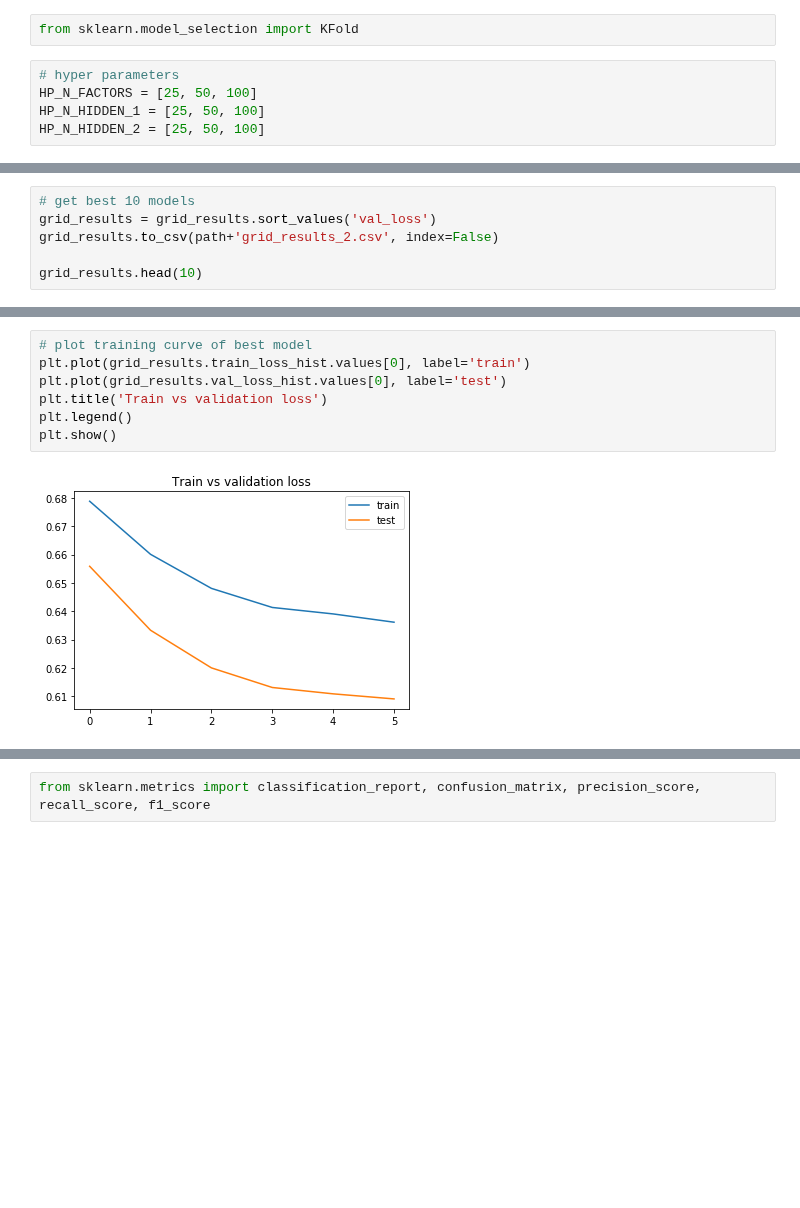
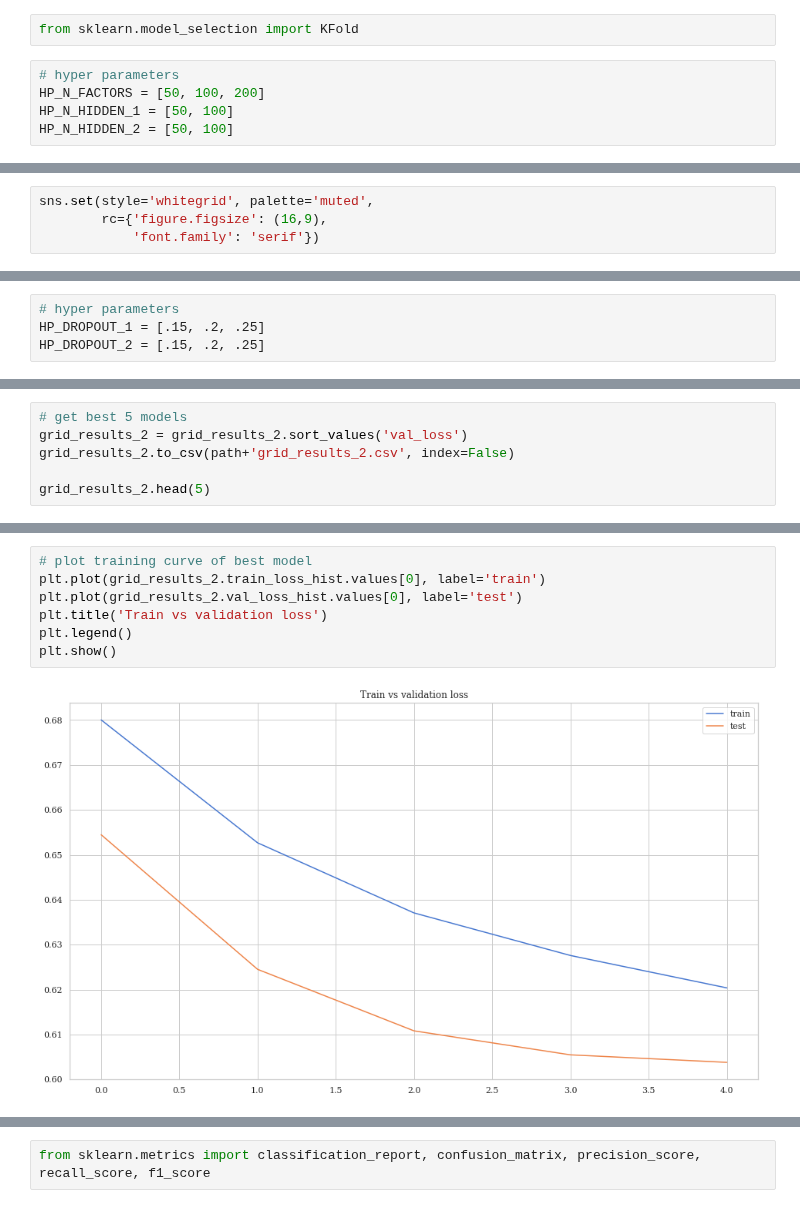
Before and after one commit to James-Leslie/deep-collaborative-filtering, a Jupyter notebook: tf-movielens100k.ipynb, the cells around one changed output, grey strips where cells are left out. Cells and saved outputs as stored; diff of their text form; blank space fills up the shorter version.

```diff
--- a/tf-movielens100k.ipynb
+++ b/tf-movielens100k.ipynb
@@ -152,9 +156,9 @@ for i in trange(3, desc='1st loop'):
 from sklearn.model_selection import KFold
 # %%
 # hyper parameters
-HP_N_FACTORS = [25, 50, 100]
-HP_N_HIDDEN_1 = [25, 50, 100]
-HP_N_HIDDEN_2 = [25, 50, 100]
+HP_N_FACTORS = [50, 100, 200]
+HP_N_HIDDEN_1 = [50, 100]
+HP_N_HIDDEN_2 = [50, 100]
 # %%
 # dataframe to store results of grid search
 grid_results = []
@@ -298,3 +302,7 @@ grid_results.head(10)
+# %%
+sns.set(style='whitegrid', palette='muted',
+        rc={'figure.figsize': (16,9),
+            'font.family': 'serif'})
 # %%
 # plot training curve of best model
 plt.plot(grid_results.train_loss_hist.values[0], label='train')
@@ -343,2 +351,6 @@ HP_DROPOUT_2 = [.1, .2, .3]
+# %%
+# hyper parameters
+HP_DROPOUT_1 = [.15, .2, .25]
+HP_DROPOUT_2 = [.15, .2, .25]
 # %%
 # dataframe to store results of grid search
@@ -469,7 +476,7 @@ KeyboardInterrupt:
 # %%
-# get best 10 models
-grid_results = grid_results.sort_values('val_loss')
-grid_results.to_csv(path+'grid_results_2.csv', index=False)
+# get best 5 models
+grid_results_2 = grid_results_2.sort_values('val_loss')
+grid_results_2.to_csv(path+'grid_results_2.csv', index=False)
 
-grid_results.head(10)
+grid_results_2.head(5)
 # %% [output]
@@ -487,11 +489,11 @@ grid_results.head(10)
 # %%
 # plot training curve of best model
-plt.plot(grid_results.train_loss_hist.values[0], label='train')
-plt.plot(grid_results.val_loss_hist.values[0], label='test')
+plt.plot(grid_results_2.train_loss_hist.values[0], label='train')
+plt.plot(grid_results_2.val_loss_hist.values[0], label='test')
 plt.title('Train vs validation loss')
 plt.legend()
 plt.show()
 # %% [output]
-[figure, old version]
+[figure, new version]
 # %%
 # train vs test accuracy
```
Also changed, not shown: parts of 29 cells of this notebook, 12 other files.
